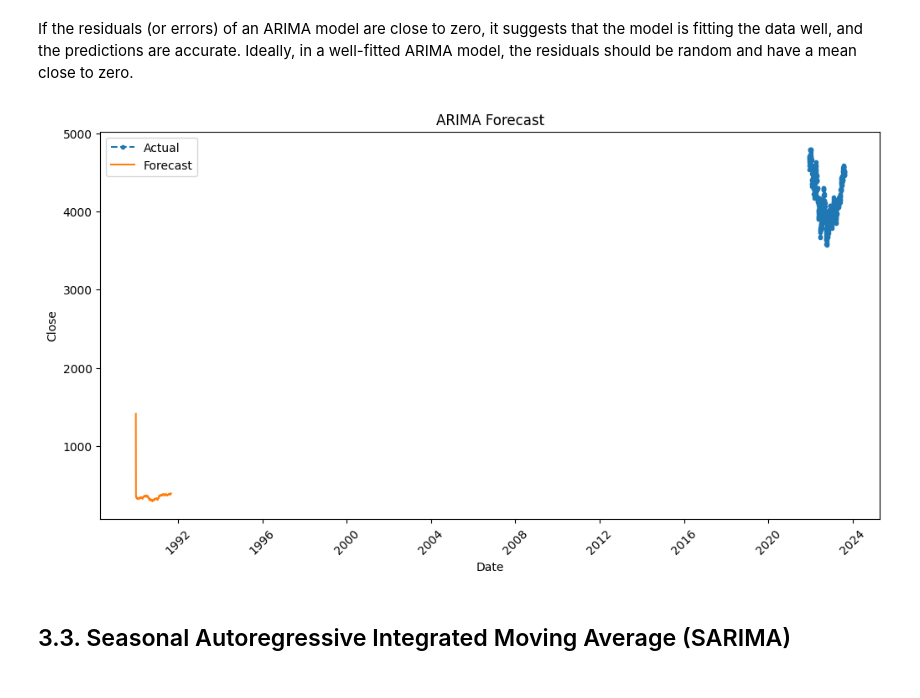
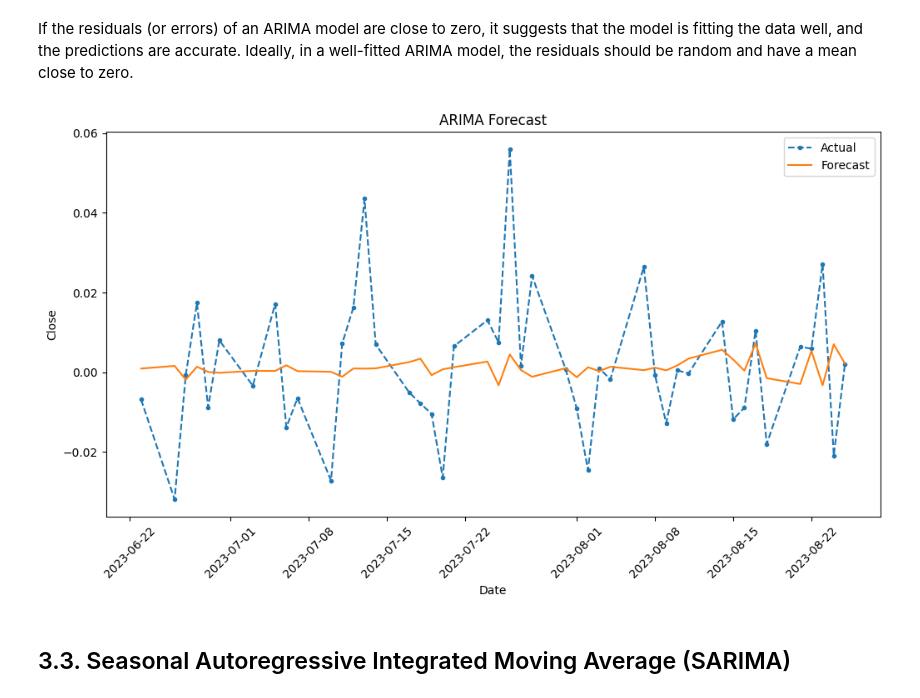
Before and after one commit to Ahmant/apziva-value-investor, a Jupyter notebook: notebooks/main.ipynb, the cells around one changed output. Drawn from its saved outputs; the diff is of its cells as text; code cells hidden in the pictures.

```diff
--- a/notebooks/main.ipynb
+++ b/notebooks/main.ipynb
@@ -73,5 +102,5 @@ df.tail()
 # %%
-df['Target'] = (df['Tomorrow'] > df['Close']).astype('int')
+# df['Target'] = (df['Tomorrow'] > df['Close']).astype('int')
 # "1" if the price will go up tomorrow
 # "0" if the price will go down tomorrow
 # %%
@@ -241 +183,5 @@ print(is_ds_stationary(df_train, ['Close', 'Open', 'High', 'Low', 'Volume']))
+# %%
+# The "returns" are more stationary, to use in ARIMA
+# The "pct_change" function calculates the percentage change in the values through a series. For example, if the values are [2,3,6] , the returned values would be [NaN, 0.5, 1.0]
+df_returns = df['Close'].pct_change().dropna()
 # %%
@@ -319,2 +250,12 @@ We can look at the ACF plot for the number of MA terrns.
+# %%
+test_start_num = int(len(df) * 0.95)
+
+df_train = df[:test_start_num]
+df_test = df[test_start_num:]
+
+df_returns_train = df_returns[:test_start_num]
+df_returns_test = df_returns[test_start_num:]
+
+# In time series data we can't use cross validation, because if we use it our results will be amazing when we are training and horrible in the real world, and the reason why is if we use cross validation we will be using future data to predict past data, which is impossible in the real world and it will result in something called"leakage" ehere we are leaking information into the model.
 # %% [markdown]
 # 3. Train Model
@@ -366,6 +298,6 @@ ARIMA models can handle cases where the non-stationarity is due to a unit-root b
 from numpy.lib.function_base import disp
 from statsmodels.tsa.arima.model import ARIMA
 
-arima_model = ARIMA(df_train['Close'], order=(1, 0, 1)) # (p, d, q)
+arima_model = ARIMA(df_returns_train, order=(1, 0, 1)) # (p, d, q)
 arima_result = arima_model.fit()
 # %%
@@ -395,21 +344,21 @@ dtype: float64
 If the residuals (or errors) of an ARIMA model are close to zero, it suggests that the model is fitting the data well, and the predictions are accurate. Ideally, in a well-fitted ARIMA model, the residuals should be random and have a mean close to zero.
 # %%
 # Actual vs Fitted
-arima_predictions = arima_result.predict(0, len(df_test) - 1)
-arima_predictions_df = pd.DataFrame({'Close': arima_predictions, 'Date': df_test[:len(arima_predictions)].index})
+arima_predictions = arima_result.predict(0, len(df_returns_test) - 1)
+arima_predictions_df = pd.DataFrame({'Close': arima_predictions, 'Date': df_returns_test.index})
 
 plt.figure(figsize=(12, 6))
-plt.plot(df_test[0:]['Close'], label="Actual", marker='.', linestyle='--')
-plt.plot(arima_predictions_df[0:]['Close'], label="Forecast")
+plt.plot(df_returns_test, label="Actual", marker='.', linestyle='--')
+plt.plot('Date', 'Close', data=arima_predictions_df, label="Forecast")
 plt.title("ARIMA Forecast")
 plt.xlabel("Date")
 plt.ylabel("Close")
 plt.xticks(rotation=45)
 plt.legend()
 
 plt.show()
 # %% [output]
-[figure, old version]
+[figure, new version]
 # %% [markdown]
 ## 3.3. Seasonal Autoregressive Integrated Moving Average (SARIMA)
 # %%
```
Also changed, not shown: parts of 106 cells of this notebook.
